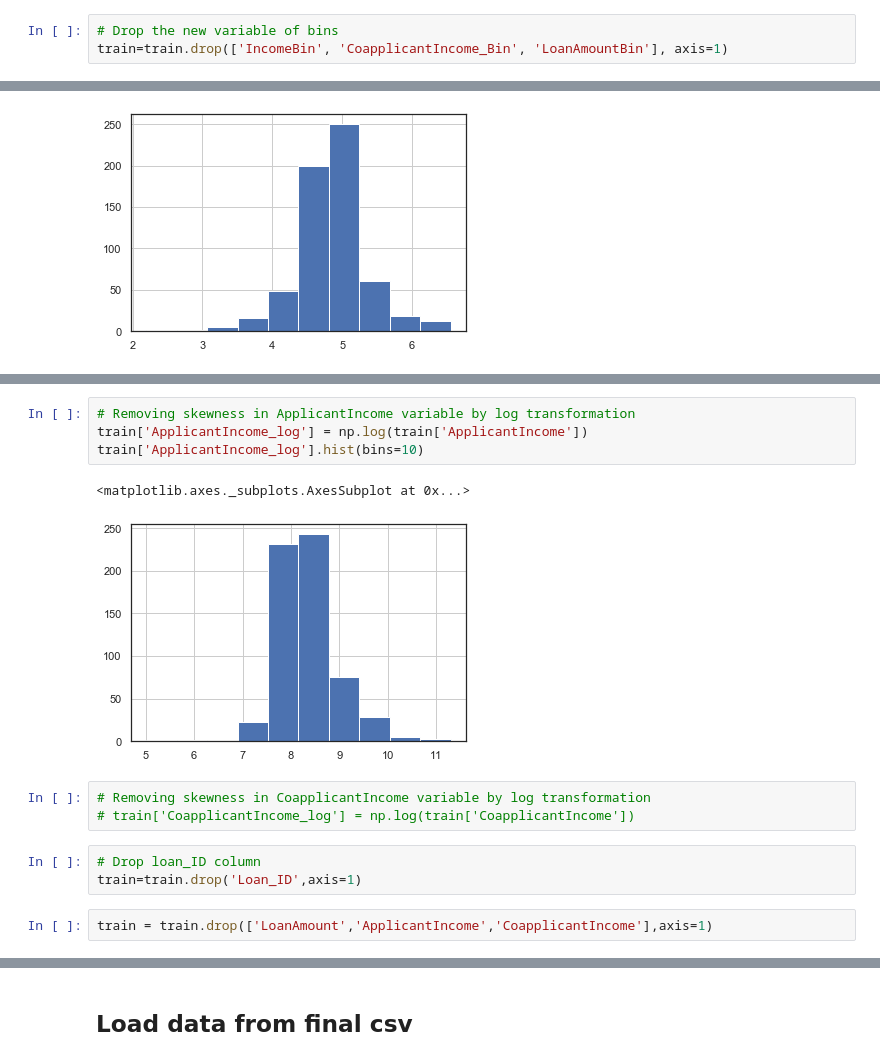
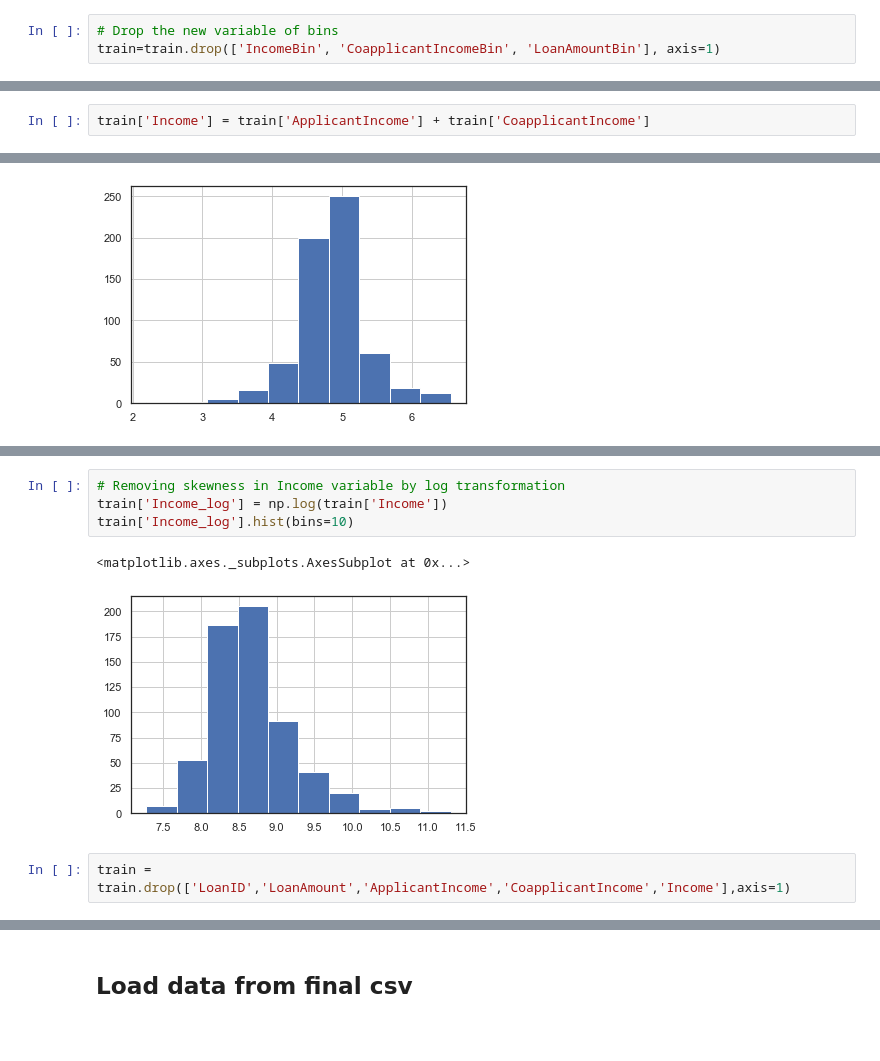
Before and after one commit to srikanthpragada/DS_06_APR_2020, a Jupyter notebook: loan/loan_prediction.ipynb, the cells around one changed output, grey strips where cells are left out. Cells and saved outputs as stored; diff of their text form; blank space fills up the shorter version.

```diff
--- a/loan/loan_prediction.ipynb
+++ b/loan/loan_prediction.ipynb
@@ -556,7 +556,7 @@ sns.relplot(x="CoapplicantIncome", y = "LoanAmount", hue='Gender',data = train,c
 ## Data Wrangling
 # %%
 # Drop the new variable of bins
-train=train.drop(['IncomeBin', 'CoapplicantIncome_Bin', 'LoanAmountBin'], axis=1)
+train=train.drop(['IncomeBin', 'CoapplicantIncomeBin', 'LoanAmountBin'], axis=1)
 # %%
 train.head()
 # %% [output]
@@ -669,0 +656,2 @@ dtype: int64
+# %%
+train['Income'] = train['ApplicantIncome'] + train['CoapplicantIncome']
@@ -687,15 +675,9 @@ train['ApplicantIncome'].hist(bins=10)
 # %%
-# Removing skewness in ApplicantIncome variable by log transformation
-train['ApplicantIncome_log'] = np.log(train['ApplicantIncome'])
-train['ApplicantIncome_log'].hist(bins=10)
+# Removing skewness in Income variable by log transformation
+train['Income_log'] = np.log(train['Income'])
+train['Income_log'].hist(bins=10)
 # %% [output]
 <matplotlib.axes._subplots.AxesSubplot at 0x...>
-[figure, old version]
+[figure, new version]
-# %%
-# Removing skewness in CoapplicantIncome variable by log transformation
-# train['CoapplicantIncome_log'] = np.log(train['CoapplicantIncome'])
-# %%
-# Drop loan_ID column
-train=train.drop('Loan_ID',axis=1)
 # %%
-train = train.drop(['LoanAmount','ApplicantIncome','CoapplicantIncome'],axis=1)
+train = train.drop(['LoanID','LoanAmount','ApplicantIncome','CoapplicantIncome','Income'],axis=1)
```
Also changed, not shown: parts of 21 cells of this notebook, 5 other files.
